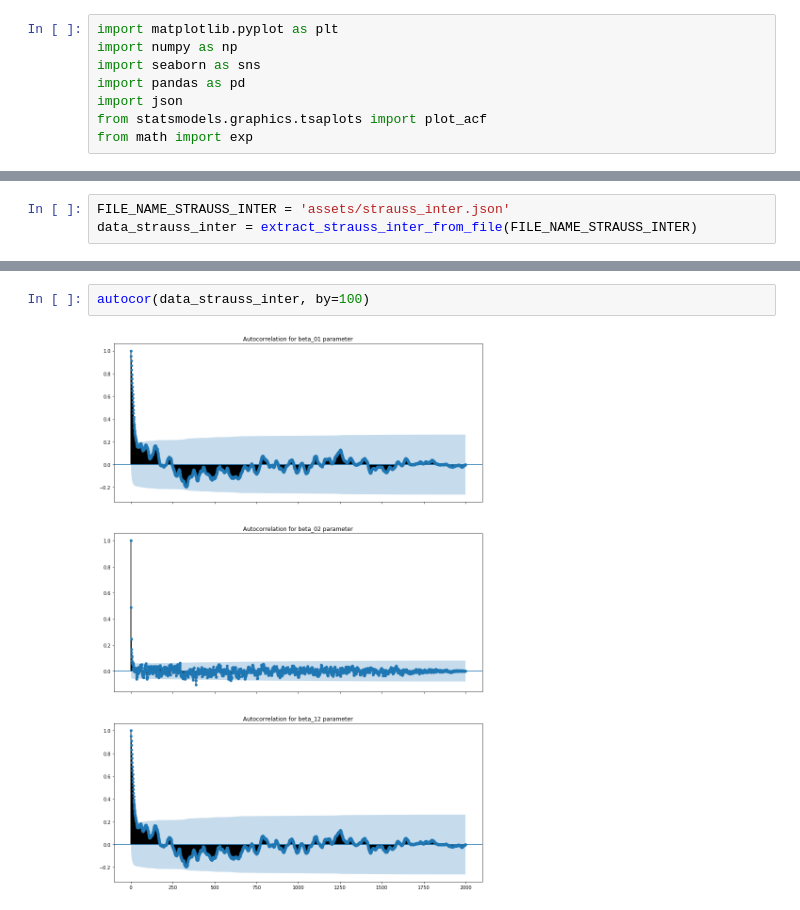
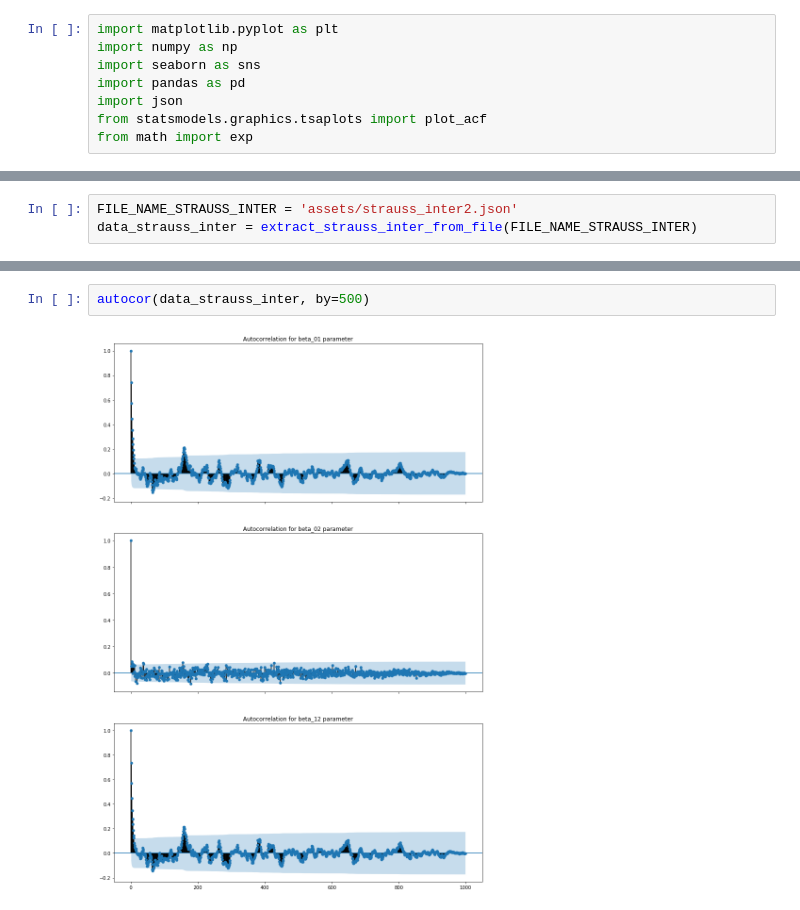
Before and after one commit to quentinl-c/abc-shadow, a Jupyter notebook: journal/definition_models.ipynb, the cells around one changed output, grey strips where cells are left out. Drawn from its saved outputs; the diff is of its cells as text.

```diff
--- a/journal/definition_models.ipynb
+++ b/journal/definition_models.ipynb
@@ -137,7 +85,7 @@ $\sum \alpha_k n_k \equiv \alpha n$ est une constante indépendante de $x$ et $
 
 $$U(y) = \beta_{01} \sum_{i \sim j} \mathbb{1}\{y_i = 0, y_j =1\} + \beta_{02} \sum_{i \sim j} \mathbb{1}\{y_i = 0, y_j=2\} + \beta_{12} \sum_{i \sim j} \mathbb{1}\{y_i = 1, y_j = 2\}$$
 # %%
-FILE_NAME_STRAUSS_INTER = 'assets/strauss_inter.json'
+FILE_NAME_STRAUSS_INTER = 'assets/strauss_inter2.json'
 data_strauss_inter = extract_strauss_inter_from_file(FILE_NAME_STRAUSS_INTER)
 # %% [output]
 algo => abc_shadow
@@ -155,4 +103,4 @@ plot_marginals(data_strauss_inter, [0.5, -0.1, 0.5], by=100)
 # %%
-autocor(data_strauss_inter, by=100)
+autocor(data_strauss_inter, by=500)
 # %% [output]
-[figure, old version]
+[figure, new version]
```
Also changed, not shown: parts of 8 cells of this notebook, 25 other files.
